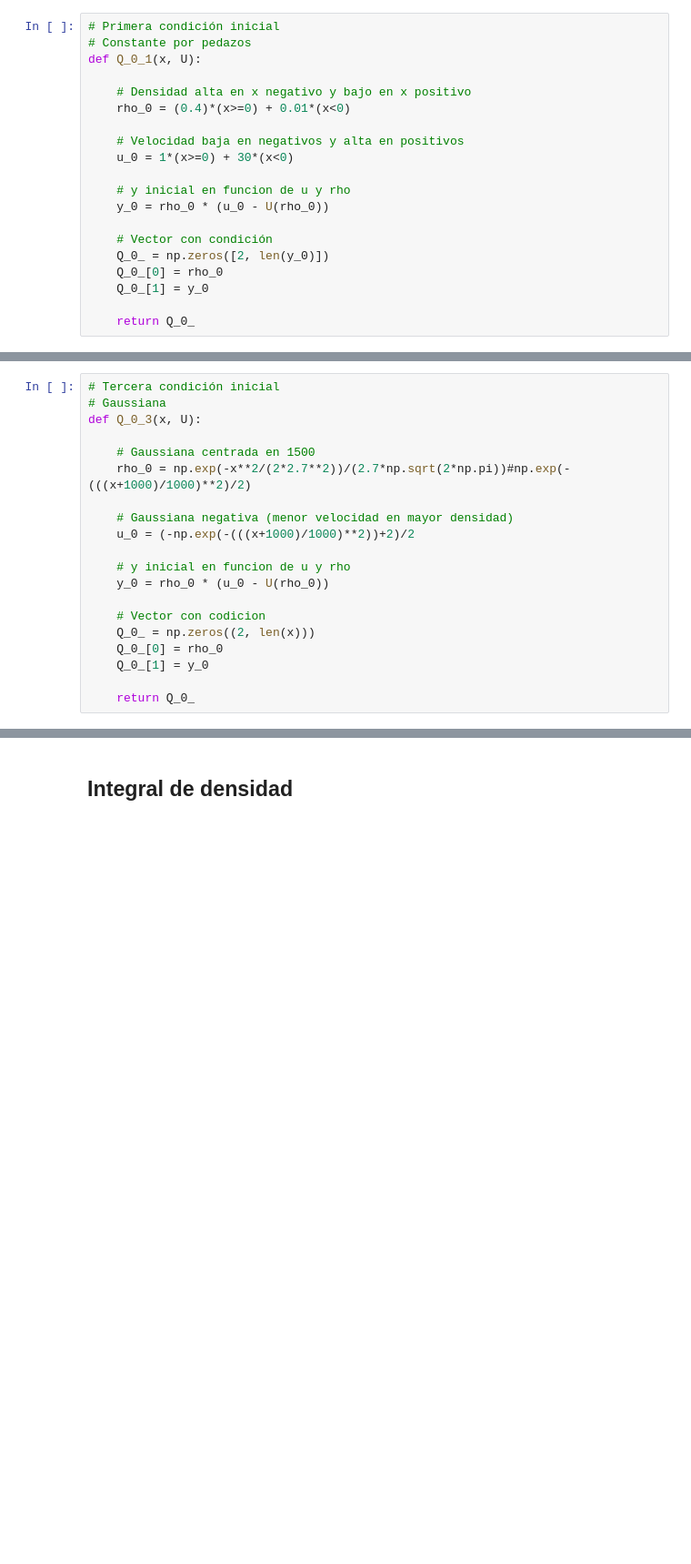
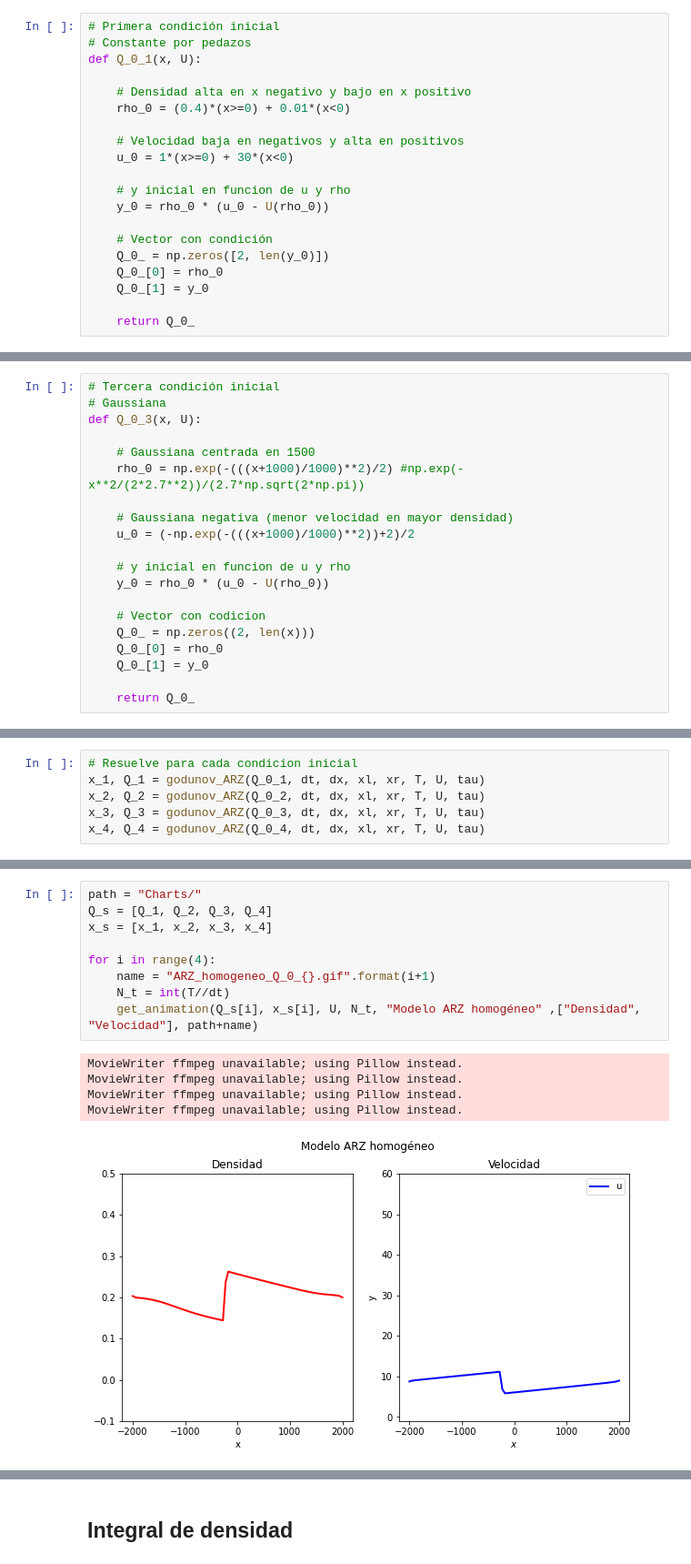
Before and after one commit to ElTapia/Jamiton, a Jupyter notebook: Second_order_traffic_model/Simulacion_ARZ.ipynb, the cells around one changed output, grey strips where cells are left out. Shown at 91% size. Drawn from its saved outputs; the diff is of its cells as text; blank space fills up the shorter version.

```diff
--- a/Second_order_traffic_model/Simulacion_ARZ.ipynb
+++ b/Second_order_traffic_model/Simulacion_ARZ.ipynb
@@ -380,7 +394,7 @@ def Q_0_2(x, U):
 def Q_0_3(x, U):
 
     # Gaussiana centrada en 1500
-    rho_0 = np.exp(-x**2/(2*2.7**2))/(2.7*np.sqrt(2*np.pi))#np.exp(-(((x+1000)/1000)**2)/2)
+    rho_0 = np.exp(-(((x+1000)/1000)**2)/2) #np.exp(-x**2/(2*2.7**2))/(2.7*np.sqrt(2*np.pi))
 
     # Gaussiana negativa (menor velocidad en mayor densidad)
     u_0 = (-np.exp(-(((x+1000)/1000)**2))+2)/2
@@ -427,0 +439,6 @@ x, Q_4 = godunov_ARZ(Q_0_4, dt, dx, xl, xr, T, U, tau)
+# %%
+# Resuelve para cada condicion inicial
+x_1, Q_1 = godunov_ARZ(Q_0_1, dt, dx, xl, xr, T, U, tau)
+x_2, Q_2 = godunov_ARZ(Q_0_2, dt, dx, xl, xr, T, U, tau)
+x_3, Q_3 = godunov_ARZ(Q_0_3, dt, dx, xl, xr, T, U, tau)
+x_4, Q_4 = godunov_ARZ(Q_0_4, dt, dx, xl, xr, T, U, tau)
@@ -427,0 +464,15 @@ x, Q_4 = godunov_ARZ(Q_0_4, dt, dx, xl, xr, T, U, tau)
+# %%
+path = "Charts/"
+Q_s = [Q_1, Q_2, Q_3, Q_4]
+x_s = [x_1, x_2, x_3, x_4]
+
+for i in range(4):
+    name = "ARZ_homogeneo_Q_0_{}.gif".format(i+1)
+    N_t = int(T//dt)
+    get_animation(Q_s[i], x_s[i], U, N_t, "Modelo ARZ homogéneo" ,["Densidad", "Velocidad"], path+name)
+# %% [output]
+MovieWriter ffmpeg unavailable; using Pillow instead.
+MovieWriter ffmpeg unavailable; using Pillow instead.
+MovieWriter ffmpeg unavailable; using Pillow instead.
+MovieWriter ffmpeg unavailable; using Pillow instead.
+[figure, added]
```
Also changed, not shown: parts of 28 cells of this notebook.
